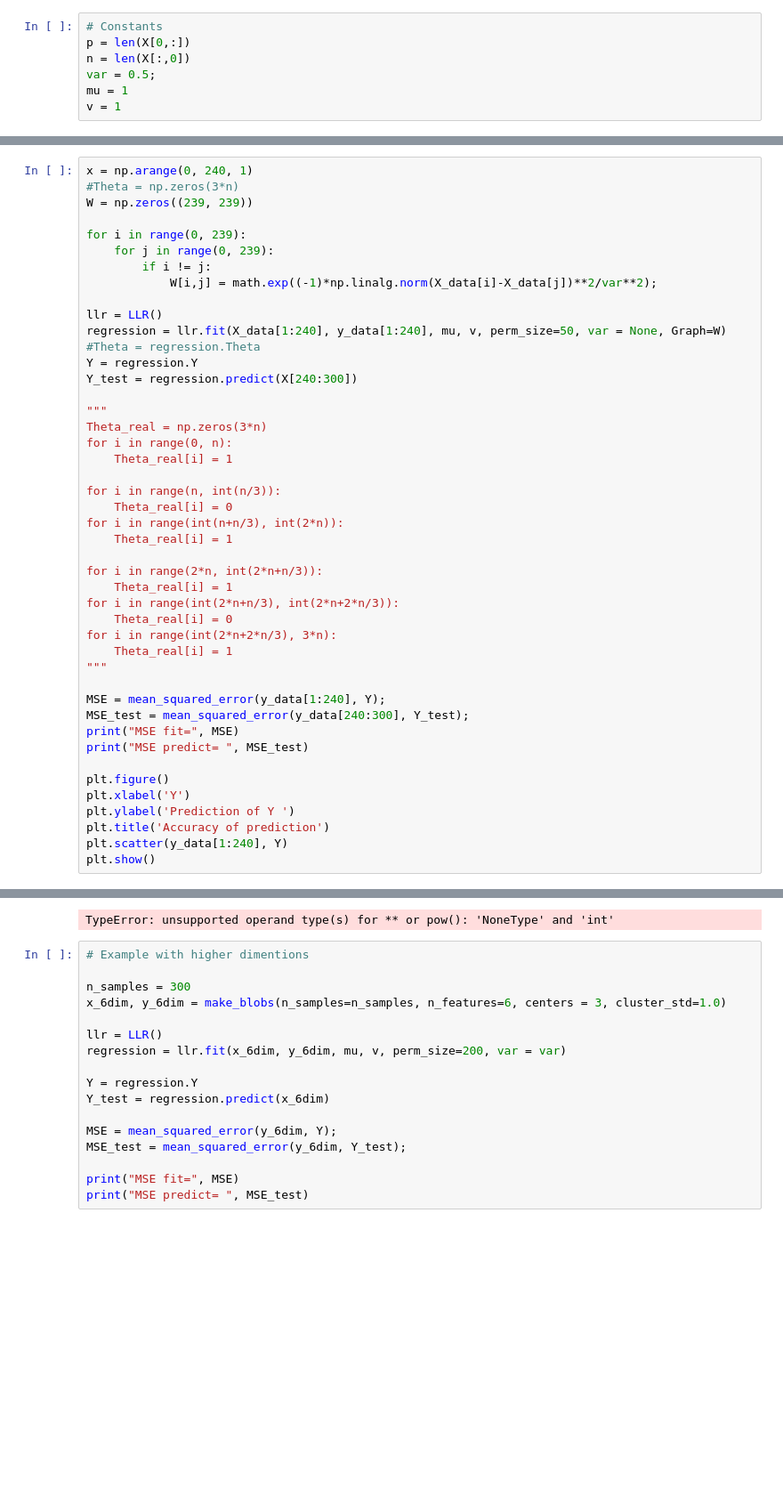
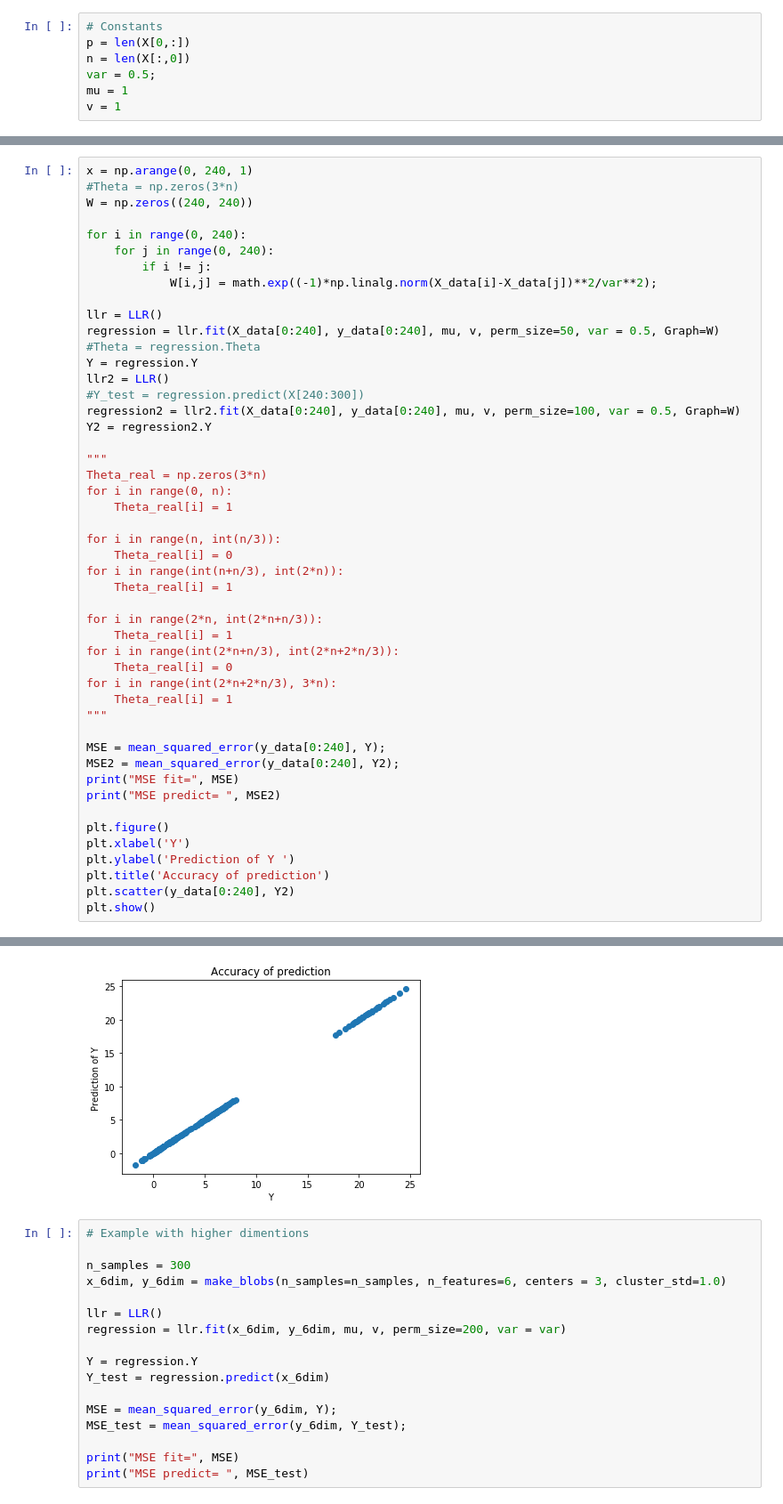
Before and after one commit to landreasyan/LLR, a Jupyter notebook: examples/fit_and_predict.ipynb, the cells around one changed output, grey strips where cells are left out. Shown at 89% size. Saved outputs shown, nothing was run; the diff lists cells and outputs as text; blank space fills up the shorter version.

Commit message:
Graph version for fitting added, there are still some bugs

```diff
--- a/examples/fit_and_predict.ipynb
+++ b/examples/fit_and_predict.ipynb
@@ -123,18 +123,21 @@ MSE predict=  7.077024301773808e-19
 # %%
 x = np.arange(0, 240, 1)
 #Theta = np.zeros(3*n)
-W = np.zeros((239, 239))
+W = np.zeros((240, 240))
 
-for i in range(0, 239):
-    for j in range(0, 239):
+for i in range(0, 240):
+    for j in range(0, 240):
         if i != j:
             W[i,j] = math.exp((-1)*np.linalg.norm(X_data[i]-X_data[j])**2/var**2);
 
 llr = LLR()
-regression = llr.fit(X_data[1:240], y_data[1:240], mu, v, perm_size=50, var = None, Graph=W)
+regression = llr.fit(X_data[0:240], y_data[0:240], mu, v, perm_size=50, var = 0.5, Graph=W)
 #Theta = regression.Theta
 Y = regression.Y
-Y_test = regression.predict(X[240:300])
+llr2 = LLR()
+#Y_test = regression.predict(X[240:300])
+regression2 = llr2.fit(X_data[0:240], y_data[0:240], mu, v, perm_size=100, var = 0.5, Graph=W)
+Y2 = regression2.Y
 
 """
 Theta_real = np.zeros(3*n)
@@ -154,16 +157,16 @@ for i in range(int(2*n+2*n/3), 3*n):
     Theta_real[i] = 1
 """
 
-MSE = mean_squared_error(y_data[1:240], Y);
-MSE_test = mean_squared_error(y_data[240:300], Y_test);
+MSE = mean_squared_error(y_data[0:240], Y);
+MSE2 = mean_squared_error(y_data[0:240], Y2);
 print("MSE fit=", MSE)
-print("MSE predict= ", MSE_test)
+print("MSE predict= ", MSE2)
 
 plt.figure()
 plt.xlabel('Y')
 plt.ylabel('Prediction of Y ')
 plt.title('Accuracy of prediction')
-plt.scatter(y_data[1:240], Y)
+plt.scatter(y_data[0:240], Y2)
 plt.show()
 # %% [output]
 here again
@@ -170,4 +178,4 @@ here again
-TypeError: unsupported operand type(s) for ** or pow(): 'NoneType' and 'int'
+[figure, added]
 # %%
 # Example with higher dimentions
 
```
Also changed, not shown: parts of 3 cells of this notebook, 2 other files.
